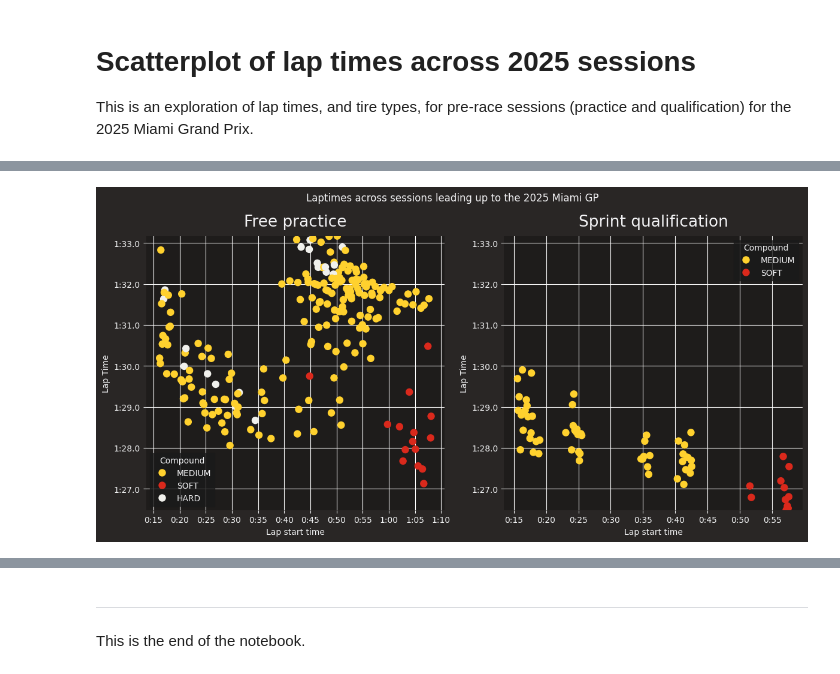
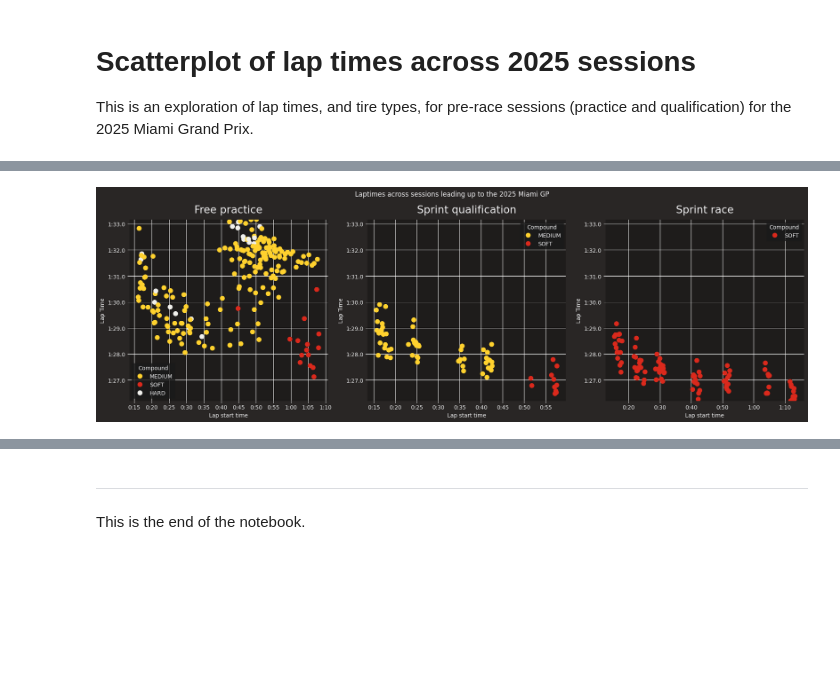
Before and after one commit to matt-bernhardt/f1-notebooks, a Jupyter notebook: notebooks/miami25/laptimes-scatterplot.ipynb, the cells around one changed output, grey strips where cells are left out. Drawn from its saved outputs; the diff is of its cells as text; code cells hidden in the pictures; blank space fills up the shorter version.

Commit message:
Final laptime plots

```diff
--- a/notebooks/miami25/laptimes-scatterplot.ipynb
+++ b/notebooks/miami25/laptimes-scatterplot.ipynb
@@ -30,12 +30,17 @@ sq.load()
 sq_laps = sq.laps.pick_quicklaps().reset_index()
 
 # Get sprint data
-#s = fastf1.get_session(season, race, 'S')
-#s.load()
-#s_laps = s.laps.pick_quicklaps().reset_index()
+s = fastf1.get_session(season, race, 'S')
+s.load()
+s_laps = s.laps.reset_index()
 
 # Get quali data
-#q = fastf1.get_session(season, race, 'Q')
-#q.load()
-#q_laps = q.laps.pick_quicklaps().reset_index()
+q = fastf1.get_session(season, race, 'Q')
+q.load()
+q_laps = q.laps.pick_quicklaps().reset_index()
+
+# Get race data
+r = fastf1.get_session(season, race, 'R')
+r.load()
+r_laps = r.laps.reset_index()
 # %% [output]
@@ -67,6 +72,6 @@ SQ:  0 days 00:01:26.482000   0 days 00:01:29.901000
 # %%
 # fig, (ax1, ax2, ax3, ax4) = plt.subplots(1, 4, figsize=(24, 6))
-fig, (ax1, ax2) = plt.subplots(1, 2, figsize=(12, 6))
+fig, (ax1, ax2, ax3) = plt.subplots(1, 3, figsize=(18, 6))
 fig.suptitle('Lap times in practice and qualification for 2025 Miami GP')
 
 sns.scatterplot(data=fp1_laps,
@@ -102,58 +107,58 @@ sns.scatterplot(data=sq_laps,
 #                 legend='auto'
 # )
 
-# sns.scatterplot(data=q_laps,
-#                 x="LapStartTime",
-#                 y="LapTime",
-#                 ax=ax4,
-#                 hue="Compound",
-#                 palette=fastf1.plotting.get_compound_mapping(session=q),
-#                 s=80,
-#                 linewidth=0,
-#                 legend='auto'
-# )
+sns.scatterplot(data=q_laps,
+                x="LapStartTime",
+                y="LapTime",
+                ax=ax3,
+                hue="Compound",
+                palette=fastf1.plotting.get_compound_mapping(session=q),
+                s=80,
+                linewidth=0,
+                legend='auto'
+)
 
 # Set common y-axis limits
-common_ylim = (fp1_laps['LapTime'].max(), sq_laps['LapTime'].min())
+common_ylim = (fp1_laps['LapTime'].max(), q_laps['LapTime'].min())
 ax1.set_ylim(common_ylim)
 ax2.set_ylim(common_ylim)
-# ax3.set_ylim(common_ylim)
-# ax4.set_ylim(common_ylim)
+ax3.set_ylim(common_ylim)
+#ax4.set_ylim(common_ylim)
 
 ax1.set_title("Free practice")
 ax1.set_xlabel("Lap start time")
 ax1.set_ylabel("Lap Time")
 
 ax2.set_title("Sprint qualification")
 ax2.set_xlabel("Lap start time")
 ax2.set_ylabel("Lap Time")
 
-# ax3.set_title("Sprint race")
-# ax3.set_xlabel("Lap start time")
-# ax3.set_ylabel("Lap Time")
+ax3.set_title("Sprint race")
+ax3.set_xlabel("Lap start time")
+ax3.set_ylabel("Lap Time")
 
 # ax4.set_title("Qualification")
 # ax4.set_xlabel("Lap start time")
 # ax4.set_ylabel("Lap Time")
 
 # The y-axis increases from bottom to top by default
 # Since we are plotting time, it makes sense to invert the axis
 ax1.invert_yaxis()
 ax2.invert_yaxis()
-# ax3.invert_yaxis()
-# ax4.invert_yaxis()
+ax3.invert_yaxis()
+#ax4.invert_yaxis()
 
 plt.suptitle("Laptimes across sessions leading up to the 2025 Miami GP")
 
 # Turn on major grid lines
 ax1.grid(color='w', which='major', axis='both')
 ax2.grid(color='w', which='major', axis='both')
-# ax3.grid(color='w', which='major', axis='both')
-# ax4.grid(color='w', which='major', axis='both')
+ax3.grid(color='w', which='major', axis='both')
+#ax4.grid(color='w', which='major', axis='both')
 
 sns.despine(left=True, bottom=True)
 
 plt.tight_layout()
 plt.show()
 # %% [output]
-[figure, old version]
+[figure, new version]
```
Also changed, not shown: parts of 6 cells of this notebook.
